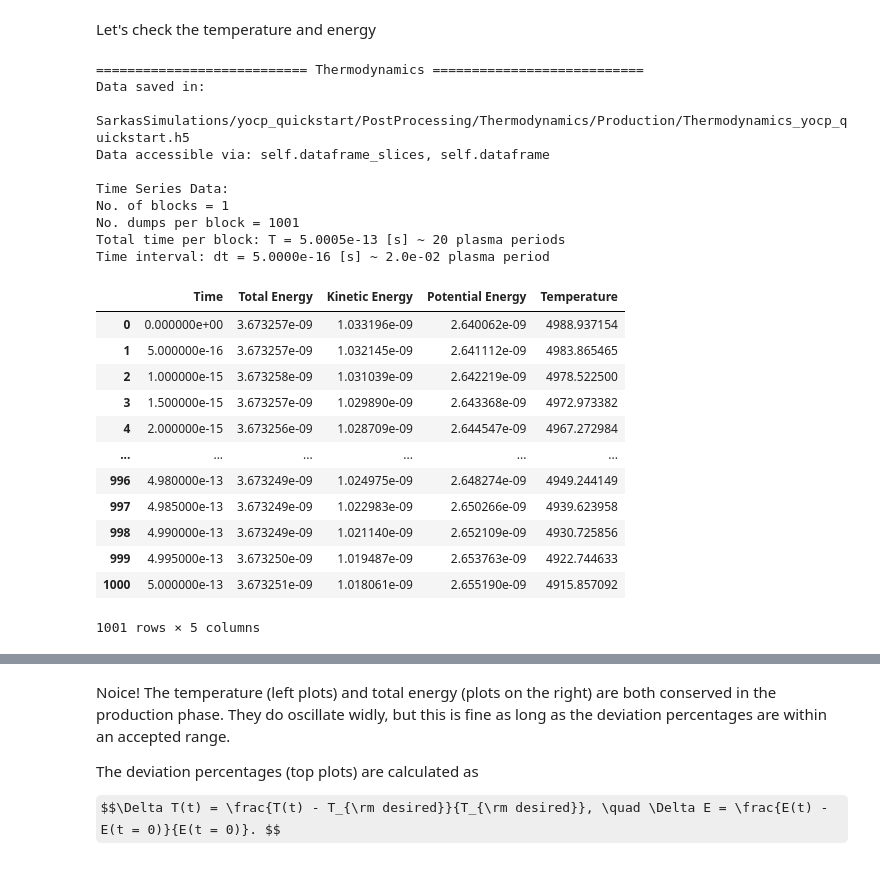
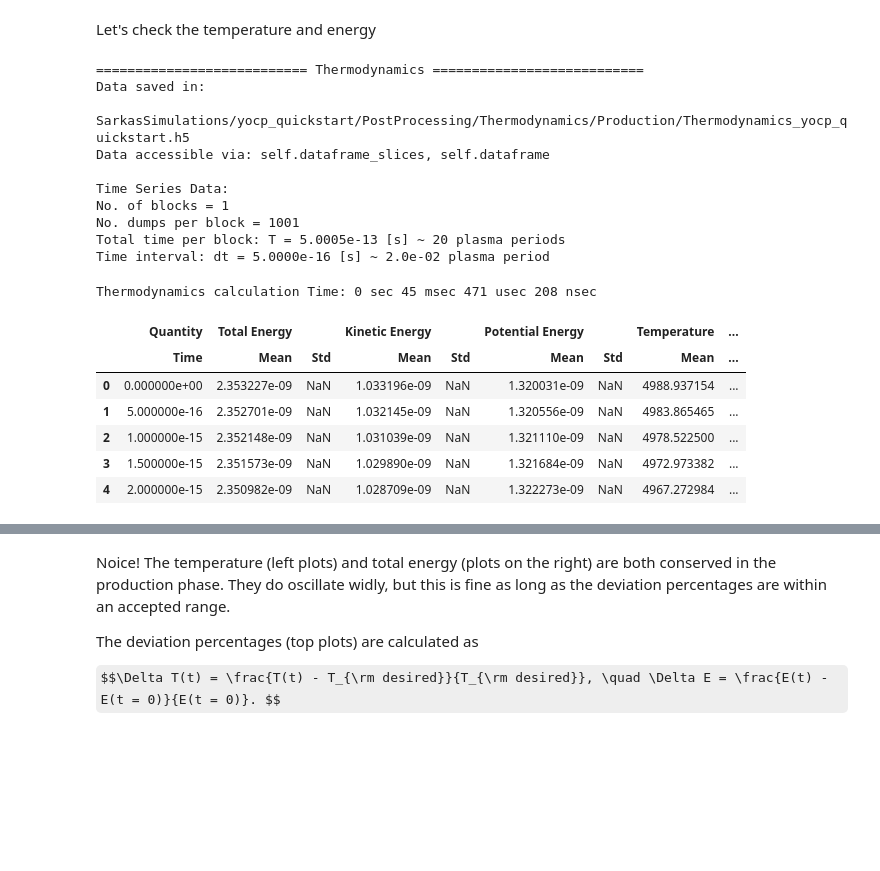
Before and after one commit to lucianogsilvestri/sarkas, a Jupyter notebook: docs/documentation/Tutorial_NB/Quickstart.ipynb, the cells around one changed output, grey strips where cells are left out. Cells and saved outputs as stored; diff of their text form; code cells hidden in the pictures; some formulas as TeX source; blank space fills up the shorter version.

```diff
--- a/docs/documentation/Tutorial_NB/Quickstart.ipynb
+++ b/docs/documentation/Tutorial_NB/Quickstart.ipynb
@@ -150,33 +150,28 @@ from sarkas.tools.observables import RadialDistributionFunction, Thermodynamics,
 # %%
 therm = Thermodynamics()
 therm.setup(postproc.parameters, phase = "production")
-therm.grab_sim_data()
-# therm.temp_energy_plot(postproc)
-therm.simulation_dataframe
+therm.compute()
+
+therm.dataframe.head()
 # %% [output]
 =========================== Thermodynamics ===========================
 Data saved in:
  SarkasSimulations/yocp_quickstart/PostProcessing/Thermodynamics/Production/Thermodynamics_yocp_quickstart.h5
 Data accessible via: self.dataframe_slices, self.dataframe
 
 Time Series Data:
 No. of blocks = 1
 No. dumps per block = 1001
 Total time per block: T = 5.0005e-13 [s] ~ 20 plasma periods
 Time interval: dt = 5.0000e-16 [s] ~ 2.0e-02 plasma period
+Thermodynamics calculation Time: 0 sec 45 msec 471 usec 208 nsec
-|  | Time | Total Energy | Kinetic Energy | Potential Energy | Temperature |
-| 0 | 0.000000e+00 | 3.673257e-09 | 1.033196e-09 | 2.640062e-09 | 4988.937154 |
-| 1 | 5.000000e-16 | 3.673257e-09 | 1.032145e-09 | 2.641112e-09 | 4983.865465 |
-| 2 | 1.000000e-15 | 3.673258e-09 | 1.031039e-09 | 2.642219e-09 | 4978.522500 |
-| 3 | 1.500000e-15 | 3.673257e-09 | 1.029890e-09 | 2.643368e-09 | 4972.973382 |
-| 4 | 2.000000e-15 | 3.673256e-09 | 1.028709e-09 | 2.644547e-09 | 4967.272984 |
-| ... | ... | ... | ... | ... | ... |
-| 996 | 4.980000e-13 | 3.673249e-09 | 1.024975e-09 | 2.648274e-09 | 4949.244149 |
-| 997 | 4.985000e-13 | 3.673249e-09 | 1.022983e-09 | 2.650266e-09 | 4939.623958 |
-| 998 | 4.990000e-13 | 3.673249e-09 | 1.021140e-09 | 2.652109e-09 | 4930.725856 |
-| 999 | 4.995000e-13 | 3.673250e-09 | 1.019487e-09 | 2.653763e-09 | 4922.744633 |
-| 1000 | 5.000000e-13 | 3.673251e-09 | 1.018061e-09 | 2.655190e-09 | 4915.857092 |
+|  | Quantity | Total Energy |  | Kinetic Energy |  | Potential Energy |  | Temperature | ... |
+|  | Time | Mean | Std | Mean | Std | Mean | Std | Mean | ... |
+| 0 | 0.000000e+00 | 2.353227e-09 | NaN | 1.033196e-09 | NaN | 1.320031e-09 | NaN | 4988.937154 | ... |
+| 1 | 5.000000e-16 | 2.352701e-09 | NaN | 1.032145e-09 | NaN | 1.320556e-09 | NaN | 4983.865465 | ... |
+| 2 | 1.000000e-15 | 2.352148e-09 | NaN | 1.031039e-09 | NaN | 1.321110e-09 | NaN | 4978.522500 | ... |
+| 3 | 1.500000e-15 | 2.351573e-09 | NaN | 1.029890e-09 | NaN | 1.321684e-09 | NaN | 4972.973382 | ... |
+| 4 | 2.000000e-15 | 2.350982e-09 | NaN | 1.028709e-09 | NaN | 1.322273e-09 | NaN | 4967.272984 | ... |
-1001 rows × 5 columns
 # %%
 therm.temp_energy_plot(postproc)
 # %% [output]
```
Also changed, not shown: parts of 5 cells of this notebook, 7 other files.
